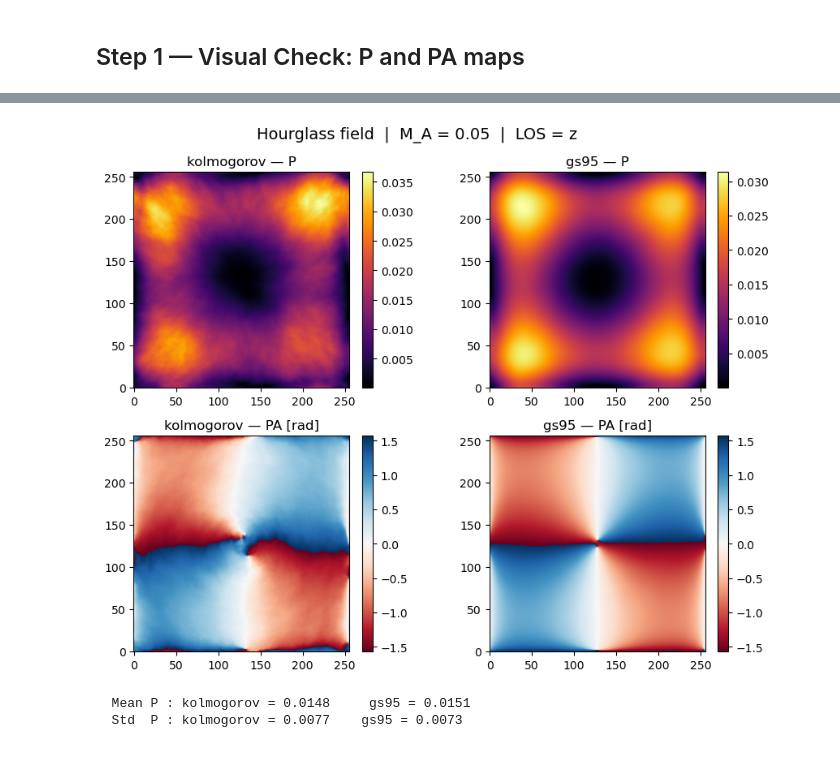
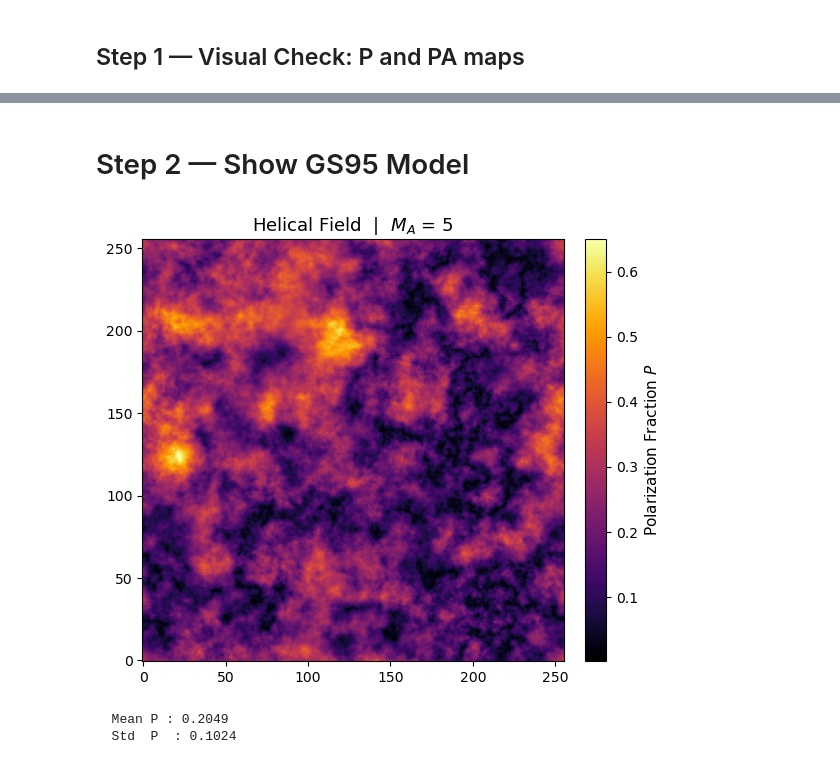
Before and after one commit to skressy/polarization_skew_study, a Jupyter notebook: polarization_study/analysis.ipynb, the cells around one changed output, grey strips where cells are left out. Cells and saved outputs as stored; diff of their text form; code cells hidden in the pictures.

```diff
--- a/polarization_study/analysis.ipynb
+++ b/polarization_study/analysis.ipynb
@@ -11,17 +17,21 @@ from plotting_functions import plot_comparison, plot_P_distributions, run_skewne
+# %% [markdown]
+# Step 2 — Show GS95 Model
 # %%
 """
 geometry options: 'uniform', 'wavy', 'helical', 'hourglass'
 turbulence options: 'random', 'kolmogorov', 'gs95'
 optional inputs:
       iaxis (0,1,2) -- for non-symmetrical fields, look down various axes
       alpha (0-90) -- for helical fields, the angle of the helix, for uniform field, angle in POS, not required for hourglass or wavy fields
 """
 
-plot_comparison(geometry     = 'hourglass',
-                turbulence_a = 'kolmogorov',
-                turbulence_b = 'gs95',
-                iaxis=2, alpha=0, M_A=0.05, g_size=256)
+# pf.plot_model_comparison(geometry     = 'helical',
+#                 turbulence_a = 'kolmogorov',
+#                 turbulence_b = 'gs95',
+#                 iaxis=1, alpha=0, M_A=0.5, g_size=256)
+
+pf.plot_gs95_turb_model(geometry = 'helical', turbulence='gs95', M_A=5, alpha=0, iaxis=1, g_size=256)
 # %% [output]
-[figure, old version]
+[figure, new version]
-  Mean P : kolmogorov = 0.0148     gs95 = 0.0151
-  Std  P : kolmogorov = 0.0077    gs95 = 0.0073
+  Mean P : 0.2049
+  Std  P  : 0.1024
```
Also changed, not shown: parts of 26 cells of this notebook, 33 other files.
